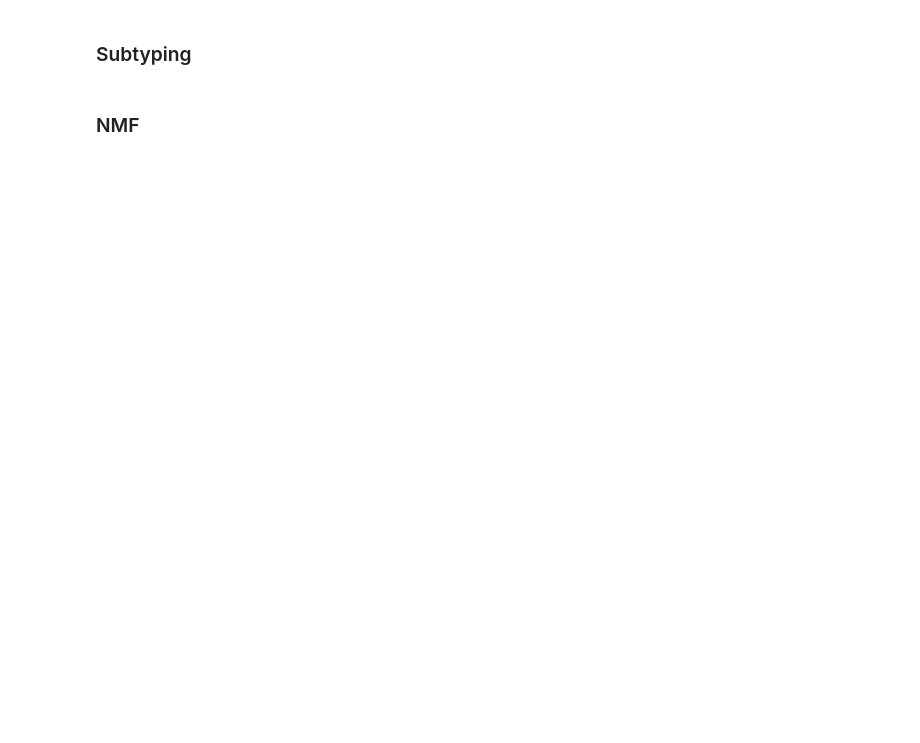
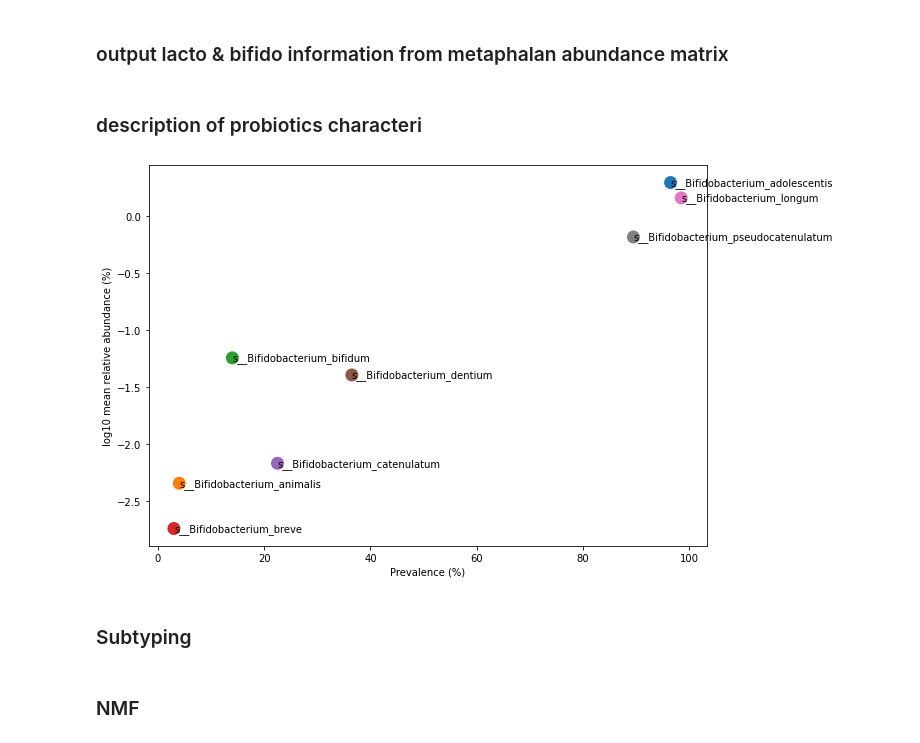
Before and after one commit to brucewu1996/Probiotics_signature, a Jupyter notebook: probiotics_fingerprint.ipynb, the cells around one changed output. Drawn from its saved outputs; the diff is of its cells as text; code cells hidden in the pictures; blank space fills up the shorter version.

```diff
--- a/probiotics_fingerprint.ipynb
+++ b/probiotics_fingerprint.ipynb
@@ -16,3 +7,0 @@ candidate_df = meta_df.loc[selected_s,:]
-# %%
-pv_lambda = lambda x : 100*(sum(x>0) / len(x))
-pv = list(map(pv_lambda,candidate_df.to_numpy()))
@@ -75,0 +8,8 @@ def wilconox_for_species(df,y) :
+# %%
+output_path = '/home/bruce1996/data/MCI/fig/'
+# %%
+metaphlan_output = "/home/bruce1996/data/MCI/metaphlan_result/formated_mci_metaphlan_table.txt"
+meta_df = pd.read_csv(metaphlan_output,sep = '\t',index_col=0)
+meta_df.columns = [x.split('_')[0] for x in meta_df.columns]
+metadata = pd.read_csv("/home/bruce1996/data/MCI/metadata/MCI_label_upgrade.txt",sep = '\t',index_col=0)
+meta_df = meta_df.loc[:,metadata.index]
@@ -75,0 +26,2 @@ def wilconox_for_species(df,y) :
+# %% [markdown]
+### output lacto & bifido information from metaphalan abundance matrix
@@ -75,0 +37,36 @@ def wilconox_for_species(df,y) :
+# %% [markdown]
+### description of probiotics characteri
+# %%
+from math import log10
+def abundance_prevalence_scatterplot(df,output,figsize = (15,10),log_transform = True) :
+
+    species = list(df.index)
+    pv = lambda x : 100* (sum(x > 0) / len(x))
+    prevalence = list(map(pv,df.to_numpy()))
+    mab = df.mean(axis=1).values
+    log10mab = [log10(x) for x in mab]
+    if log_transform == True :
+        plot_df = pd.DataFrame({'Species' : species,'Prevalence' : prevalence,'Abundance' : log10mab})
+    else :
+        plot_df = pd.DataFrame({'Species' : species,'Prevalence' : prevalence,'Abundance' : mab})
+    plt.figure(figsize=figsize)
+    sns.scatterplot(data=plot_df,x = 'Prevalence',y = 'Abundance',hue='Species',s = 200)
+    plt.legend([],[], frameon=False)
+    plt.xlabel('Prevalence (%)')
+    if log_transform == True :
+        plt.ylabel('log10 mean relative abundance (%)')
+    else :
+        plt.ylabel('Mean relative abundance (%)')
+
+    for i in range(plot_df.shape[0]) :
+        s = plot_df['Species'].values[i]
+        x = plot_df['Prevalence'].values[i]
+        y = plot_df['Abundance'].values[i]
+        plt.text(x,y,s,horizontalalignment='left',verticalalignment='center')
+    plt.savefig(output,dpi = 300,bbox_inches = 'tight',format = 'svg')
+# %%
+idx = [bool(re.search("Bifidobacterium",x)) for x in meta_df.index]
+probiotics_df = meta_df.loc[idx,:]
+abundance_prevalence_scatterplot(probiotics_df,output_path + 'Bifidobacterium_pv_mab.svg',figsize=(10,7),log_transform=True)
+# %% [output]
+[figure, added]
```
Also changed, not shown: parts of 54 cells of this notebook, 15 other files.
